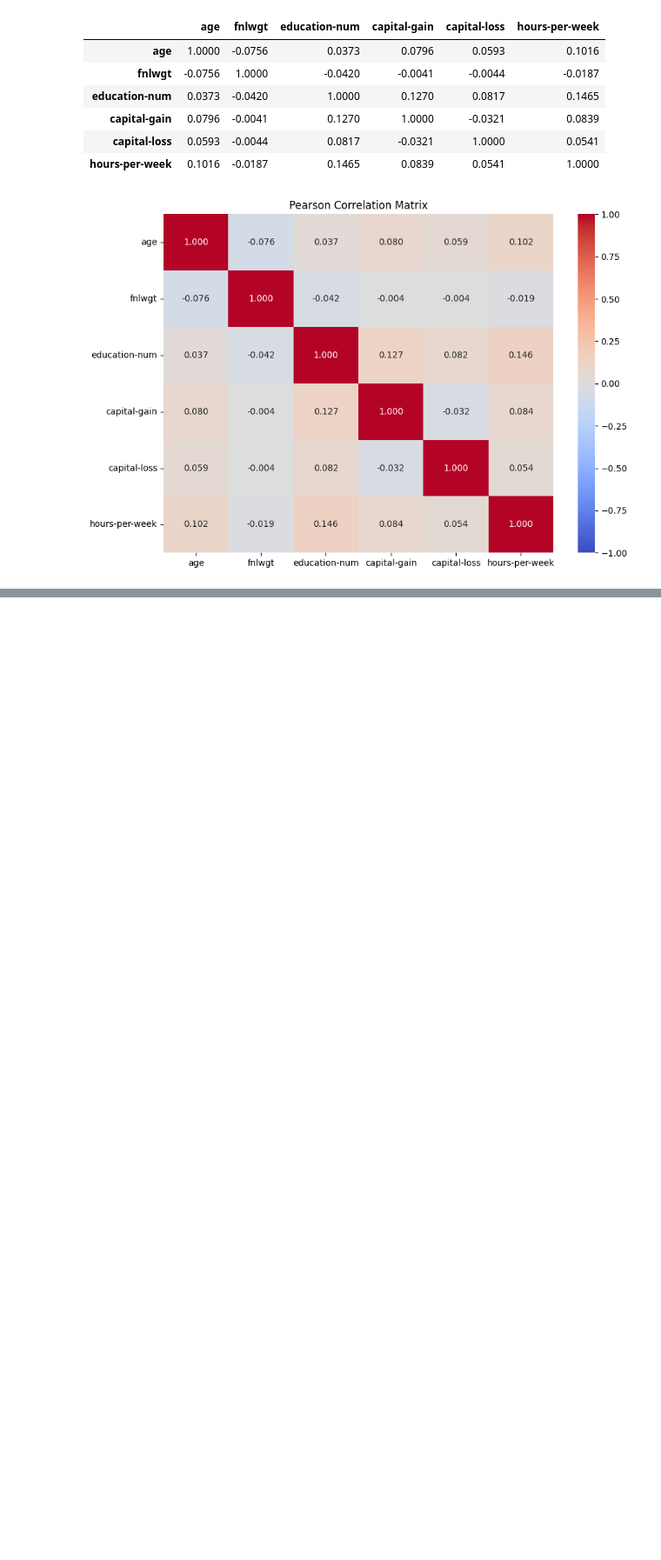
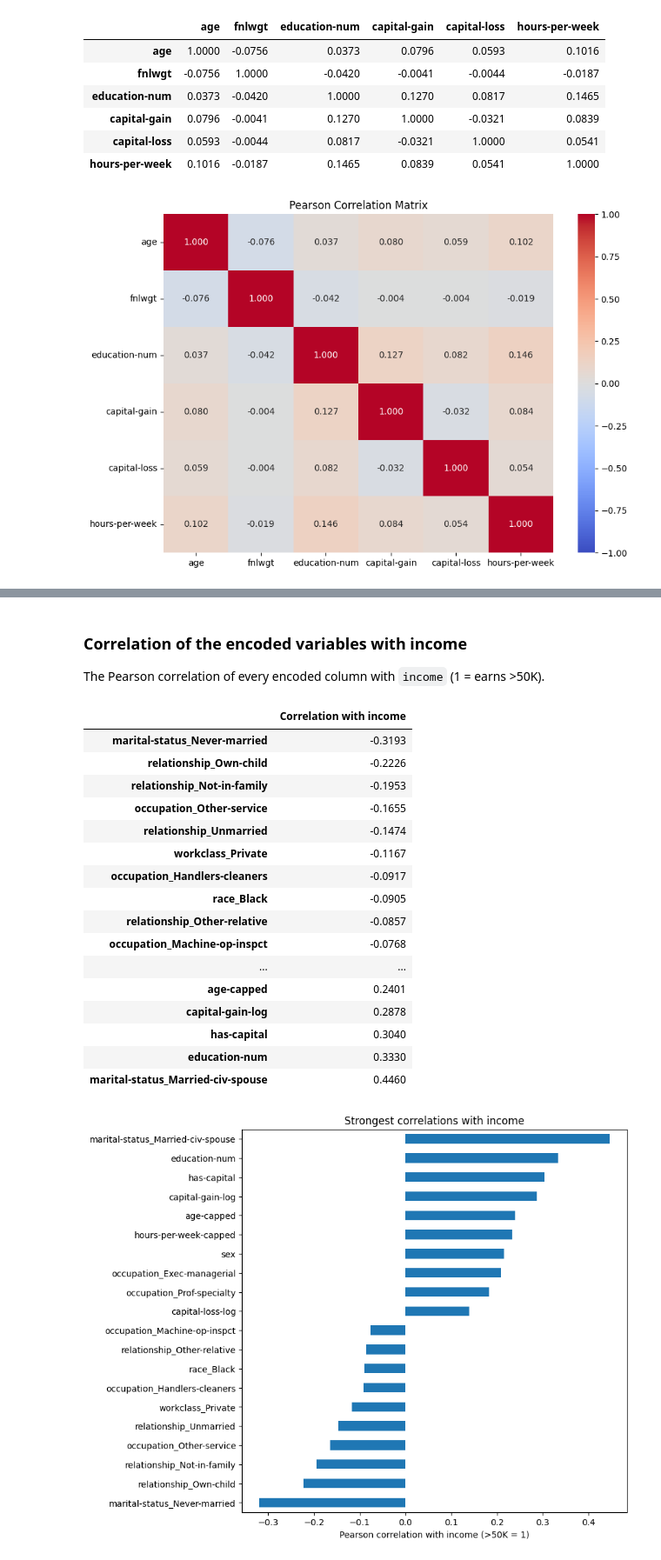
Before and after one commit to marizxv/t4e_DataScience_school, a Jupyter notebook: scripts/Descriptive_statistics.ipynb, the cells around one changed output, grey strips where cells are left out. Shown at 87% size. Drawn from its saved outputs; the diff is of its cells as text; code cells hidden in the pictures; blank space fills up the shorter version.

```diff
--- a/scripts/Descriptive_statistics.ipynb
+++ b/scripts/Descriptive_statistics.ipynb
@@ -981,3 +1280,39 @@ Share earning >50K: 0.248
+# %% [markdown]
+### Correlation of the encoded variables with income
+
+The Pearson correlation of every encoded column with `income` (1 = earns >50K).
+# %%
+income_correlation = df_encoded.corrwith(income).sort_values()
+
+display(income_correlation.round(4).to_frame("Correlation with income"))
+
+# The 10 strongest negative and the 10 strongest positive correlations
+strongest = pd.concat([income_correlation.head(10), income_correlation.tail(10)])
+
+plt.figure(figsize=(8, 8))
+strongest.plot.barh()
+plt.xlabel("Pearson correlation with income (>50K = 1)")
+plt.title("Strongest correlations with income")
+plt.show()
+# %% [output]
+|  | Correlation with income |
+| marital-status_Never-married | -0.3193 |
+| relationship_Own-child | -0.2226 |
+| relationship_Not-in-family | -0.1953 |
+| occupation_Other-service | -0.1655 |
+| relationship_Unmarried | -0.1474 |
+| workclass_Private | -0.1167 |
+| occupation_Handlers-cleaners | -0.0917 |
+| race_Black | -0.0905 |
+| relationship_Other-relative | -0.0857 |
+| occupation_Machine-op-inspct | -0.0768 |
+| ... | ... |
+| age-capped | 0.2401 |
+| capital-gain-log | 0.2878 |
+| has-capital | 0.3040 |
+| education-num | 0.3330 |
+| marital-status_Married-civ-spouse | 0.4460 |
+[figure, added]
 # %% [markdown]
 # Save the cleaned data
 
```
Also changed, not shown: parts of 25 cells of this notebook, 4 other files.
